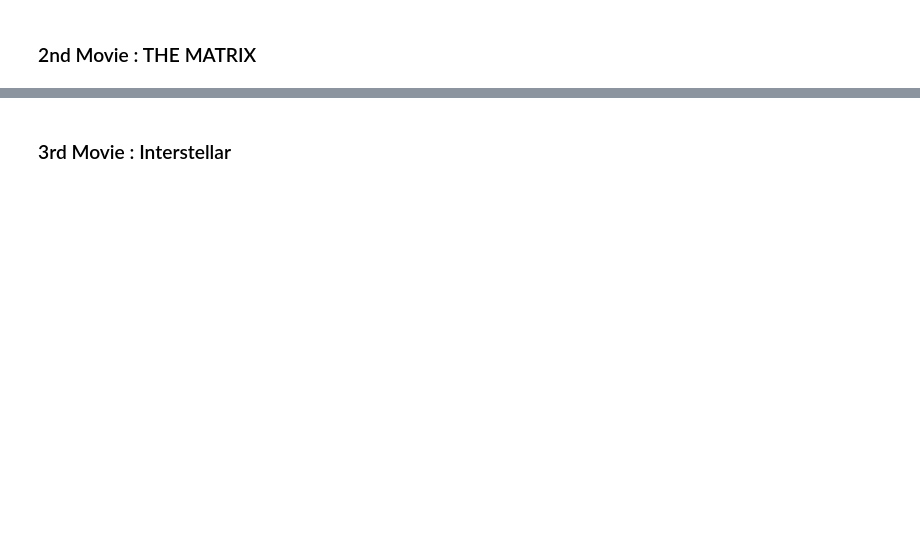
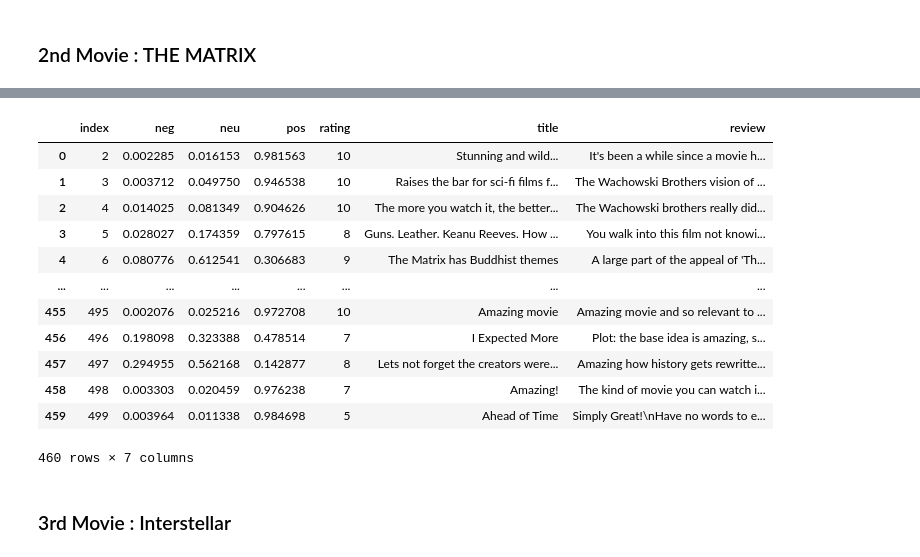
Before and after one commit to somranimehdi/Data_Science_Projects, a Jupyter notebook: Web scrapping and sentiment analysis/veille.ipynb, the cells around one changed output, grey strips where cells are left out. Drawn from its saved outputs; the diff is of its cells as text; code cells hidden in the pictures; blank space fills up the shorter version.

```diff
--- a/Web scrapping and sentiment analysis/veille.ipynb
+++ b/Web scrapping and sentiment analysis/veille.ipynb
@@ -299,3 +354,20 @@ plt.show()
+# %%
+#Printing the dataframe
+Matrix
+# %% [output]
+|  | index | neg | neu | pos | rating | title | review |
+| 0 | 2 | 0.002285 | 0.016153 | 0.981563 | 10 | Stunning and wild... | It's been a while since a movie h... |
+| 1 | 3 | 0.003712 | 0.049750 | 0.946538 | 10 | Raises the bar for sci-fi films f... | The Wachowski Brothers vision of ... |
+| 2 | 4 | 0.014025 | 0.081349 | 0.904626 | 10 | The more you watch it, the better... | The Wachowski brothers really did... |
+| 3 | 5 | 0.028027 | 0.174359 | 0.797615 | 8 | Guns. Leather. Keanu Reeves. How ... | You walk into this film not knowi... |
+| 4 | 6 | 0.080776 | 0.612541 | 0.306683 | 9 | The Matrix has Buddhist themes | A large part of the appeal of 'Th... |
+| ... | ... | ... | ... | ... | ... | ... | ... |
+| 455 | 495 | 0.002076 | 0.025216 | 0.972708 | 10 | Amazing movie | Amazing movie and so relevant to ... |
+| 456 | 496 | 0.198098 | 0.323388 | 0.478514 | 7 | I Expected More | Plot: the base idea is amazing, s... |
+| 457 | 497 | 0.294955 | 0.562168 | 0.142877 | 8 | Lets not forget the creators were... | Amazing how history gets rewritte... |
+| 458 | 498 | 0.003303 | 0.020459 | 0.976238 | 7 | Amazing! | The kind of movie you can watch i... |
+| 459 | 499 | 0.003964 | 0.011338 | 0.984698 | 5 | Ahead of Time | Simply Great!\nHave no words to e... |
+460 rows × 7 columns
 # %% [markdown]
 ### 3rd Movie : Interstellar
 # %%
```
Also changed, not shown: parts of 15 cells of this notebook.
